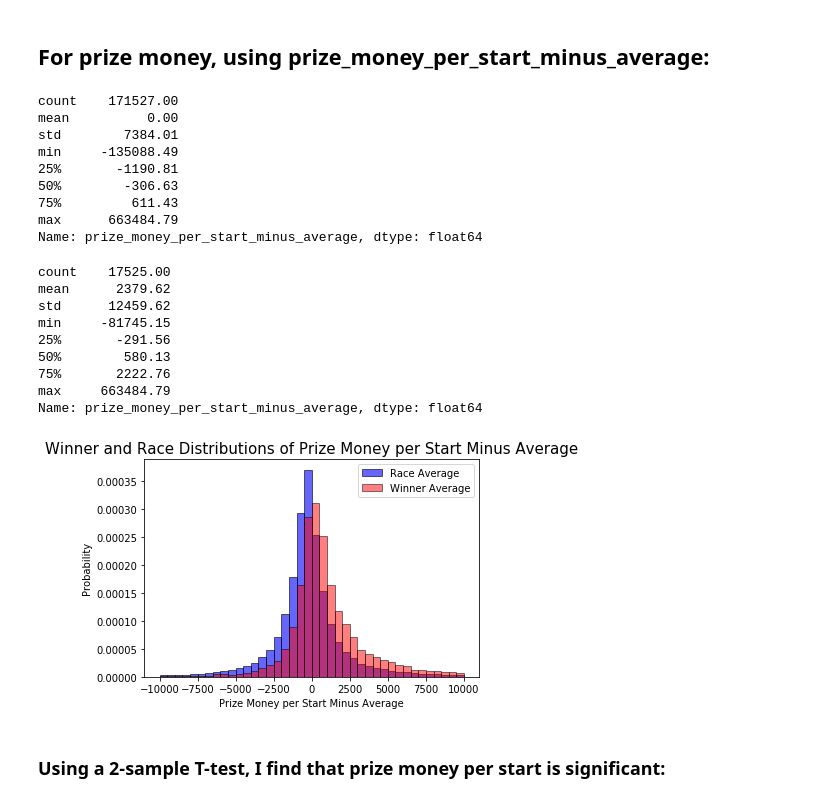
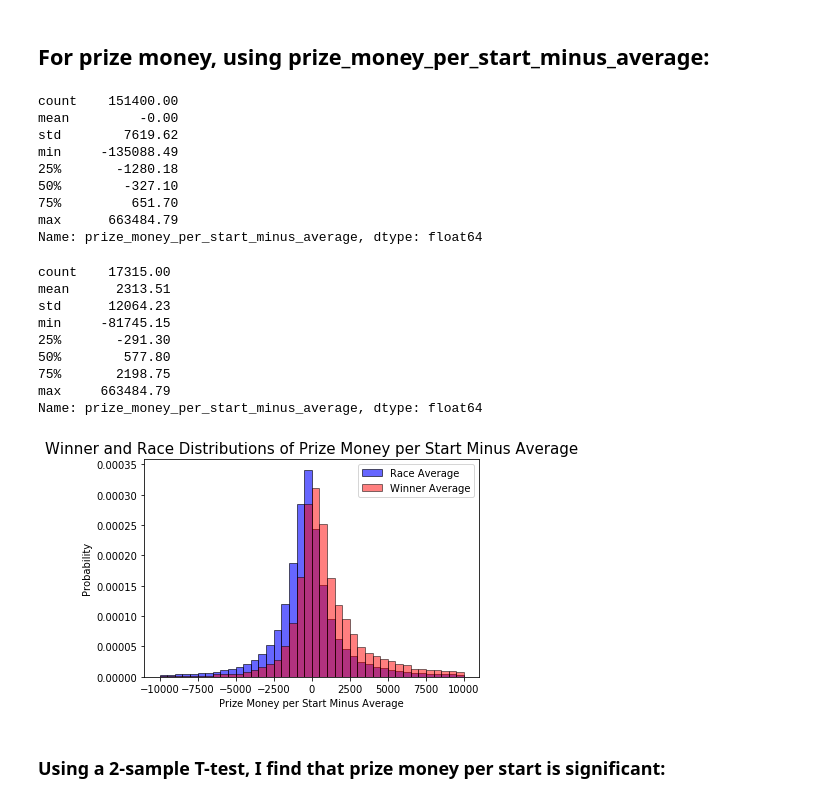
Before and after one commit to Ibnadm/Predict-DogRacing, a Jupyter notebook: Horse Racing Analysis.ipynb, the cells around one changed output. Saved outputs shown, nothing was run; the diff lists cells and outputs as text; code cells hidden in the pictures.

```diff
--- a/Horse Racing Analysis.ipynb
+++ b/Horse Racing Analysis.ipynb
@@ -118,4 +141,8 @@ average_weight = df_grouped.handicap_weight.transform('mean')
 
 df_cleaned.insert(4,'average_weight',average_weight)
 
-df_cleaned.insert(5,'weight_minus_average', df_cleaned.handicap_weight - df_cleaned.average_weight)
+df_cleaned.insert(4,'weight_minus_average', df_cleaned.handicap_weight - df_cleaned.average_weight)
+
+df_cleaned.drop('average_weight', axis=1, inplace=True)
+
+df_grouped = df_cleaned.groupby(['date','venue_name','market_name'])
@@ -149,8 +172,6 @@ df_grouped = df_cleaned.groupby(['date','venue_name','market_name'])
 # Replaces infinity (zero division) with NaN
 df_cleaned.replace([np.inf, -np.inf], np.nan, inplace=True)
 
-df_cleaned.sort_index(inplace=True)
-
 df_grouped = df_cleaned.groupby(['date','venue_name','market_name'])
 
 df_cleaned.head()
@@ -327 +310,6 @@ weight_population_cleaned = df_cleaned.loc[weight_population_indices].drop_dupli
+# %%
+#Removing races where there is only one age
+weight_pop_cleaned = column_cleaner(df_cleaned, df_grouped, 'handicap_weight')
+
+weight_pop_cleaned_win = cleaned_win_df(weight_pop_cleaned)
 # %%
@@ -423,42 +409,46 @@ test_stat2, p_value2
 # %% [markdown]
 ## For prize money, using prize_money_per_start_minus_average:
+# %%
+money_pop_cleaned = column_cleaner(df_cleaned, df_grouped, 'prize_money_per_start_minus_average')
+
+money_pop_cleaned_win = cleaned_win_df(weight_pop_cleaned)
 # %%
-df_cleaned.prize_money_per_start_minus_average.describe()
+money_pop_cleaned.prize_money_per_start_minus_average.describe()
 # %% [output]
-count    171527.00
-mean          0.00
-std        7384.01
+count    151400.00
+mean         -0.00
+std        7619.62
 min     -135088.49
-25%       -1190.81
-50%        -306.63
-75%         611.43
+25%       -1280.18
+50%        -327.10
+75%         651.70
 max      663484.79
 Name: prize_money_per_start_minus_average, dtype: float64
 # %%
 #Winner prize money
-df_cleaned[general_win_indices].prize_money_per_start_minus_average.describe()
+money_pop_cleaned_win.prize_money_per_start_minus_average.describe()
 # %% [output]
-count    17525.00
-mean      2379.62
-std      12459.62
+count    17315.00
+mean      2313.51
+std      12064.23
 min     -81745.15
-25%       -291.56
-50%        580.13
-75%       2222.76
+25%       -291.30
+50%        577.80
+75%       2198.75
 max     663484.79
 Name: prize_money_per_start_minus_average, dtype: float64
 # %%
-data3a = df_cleaned.prize_money_per_start_minus_average.dropna().values
-data3b = df_cleaned[general_win_indices].prize_money_per_start_minus_average.dropna().values
+data3a = money_pop_cleaned.prize_money_per_start_minus_average.dropna().values
+data3b = money_pop_cleaned_win.prize_money_per_start_minus_average.dropna().values
 
 plt.title("Winner and Race Distributions of Prize Money per Start Minus Average", fontsize=15)
 plt.hist(data3a, density=True, bins=40, range=(-10000,10000), label='Race Average', color='b', alpha=.6, edgecolor='k')
 plt.hist(data3b, density=True, bins=40, range=(-10000,10000), label='Winner Average', color='r', alpha=.5, edgecolor='k')
 plt.legend(loc='upper right')
 plt.xlabel('Prize Money per Start Minus Average')
 plt.ylabel('Probability');
 # %% [output]
-[figure, old version]
+[figure, new version]
 # %% [markdown]
 ### Using a 2-sample T-test, I find that prize money per start is significant:
 # %%
```
Also changed, not shown: parts of 92 cells of this notebook.
